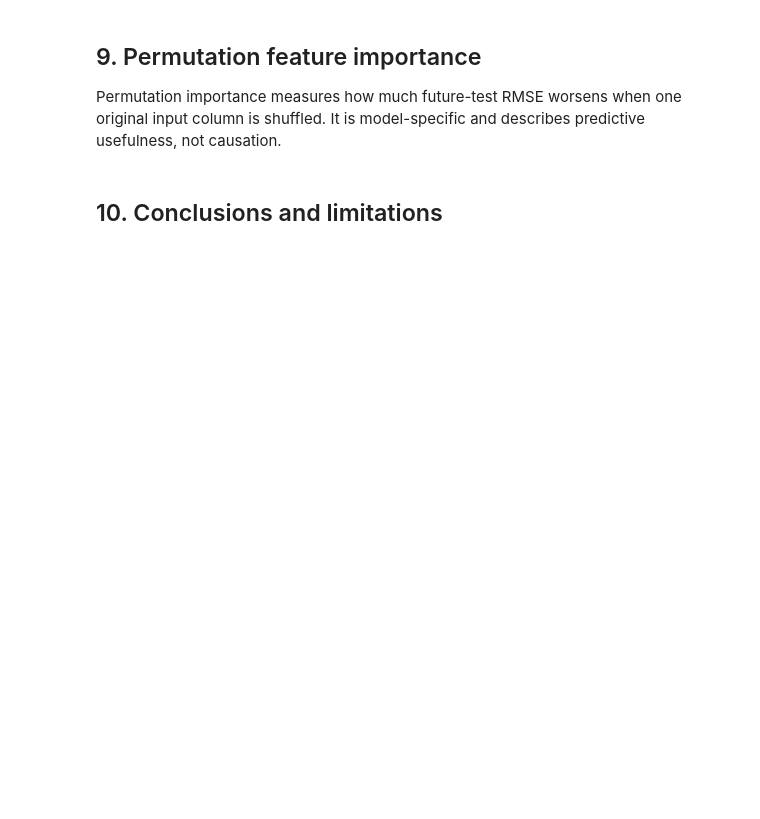
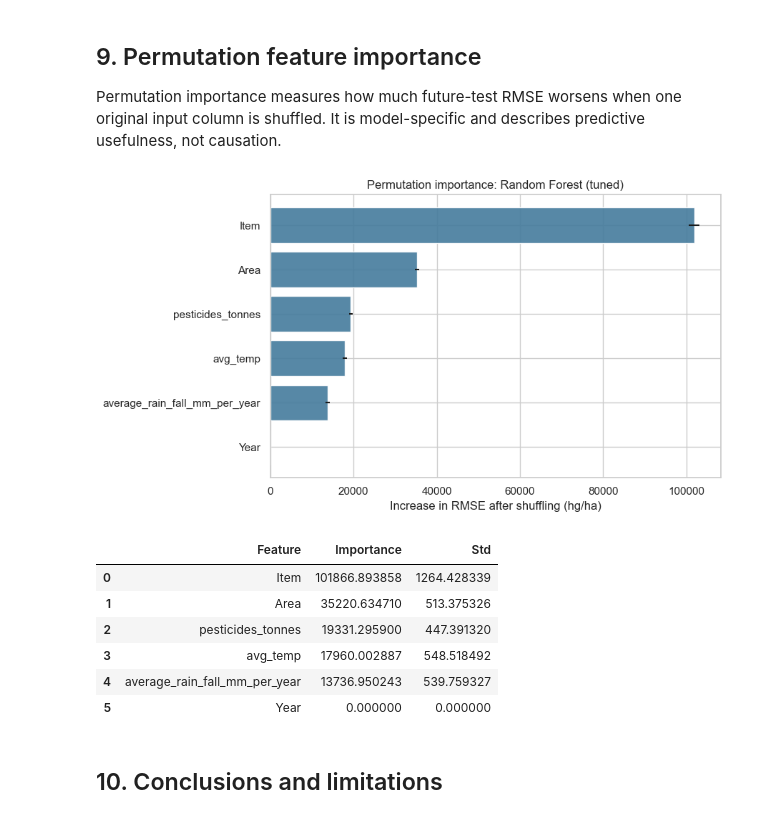
Before and after one commit to Nidhish01/Crop-Yield-Prediction, a Jupyter notebook: Crop_Yield_Prediction.ipynb, the cells around one changed output. Drawn from its saved outputs; the diff is of its cells as text; code cells hidden in the pictures; blank space fills up the shorter version.

```diff
--- a/Crop_Yield_Prediction.ipynb
+++ b/Crop_Yield_Prediction.ipynb
@@ -185,24 +253,24 @@ for train_end, valid_start, valid_end in fold_years:
     valid_idx = np.flatnonzero(X_time_train['Year'].between(valid_start, valid_end).to_numpy())
     assert len(train_idx) and len(valid_idx)
     expanding_year_cv.append((train_idx, valid_idx))
-    print(f'Train through {train_end}: {len(train_idx):>5,} rows | '          f'validate {valid_start}–{valid_end}: {len(valid_idx):>4,} rows')
+    print(f'Train through {train_end}: {len(train_idx):>5,} rows | '
+          f'validate {valid_start}–{valid_end}: {len(valid_idx):>4,} rows')
 
 rf_search_pipeline = make_pipeline(
     RandomForestRegressor(random_state=RANDOM_STATE, n_jobs=1)
 )
-rf_param_grid = [
-    {'model__n_estimators': [20], 'model__max_depth': [None], 'model__min_samples_split': [2]},
-    {'model__n_estimators': [50], 'model__max_depth': [None], 'model__min_samples_split': [5]},
-    {'model__n_estimators': [20], 'model__max_depth': [20],   'model__min_samples_split': [5]},
-    {'model__n_estimators': [50], 'model__max_depth': [20],   'model__min_samples_split': [2]},
-]
+rf_param_grid = {
+    'model__n_estimators': [100, 200],
+    'model__max_depth': [None, 20],
+    'model__min_samples_split': [2, 5],
+}
 
 rf_grid_search = GridSearchCV(
     estimator=rf_search_pipeline,
     param_grid=rf_param_grid,
     scoring='neg_root_mean_squared_error',
     cv=expanding_year_cv,
-    n_jobs=1,  # Reliable inside Jupyter; the compact grid keeps runtime manageable.
+    n_jobs=-1,
     refit=True,
     return_train_score=False,
     error_score='raise',
@@ -224,21 +308,20 @@ display(cv_results.sort_values('rank_test_score').reset_index(drop=True))
 
 MAE is the typical absolute error, RMSE penalizes large errors more strongly, and R² measures explained variation. Lower MAE/RMSE and higher R² are better. Train R² is included to reveal overfitting, especially for a single decision tree.
 # %%
-def get_models():
+def model_factories():
     return {
-        'Linear Regression': LinearRegression(),
-        'Decision Tree': DecisionTreeRegressor(random_state=RANDOM_STATE),
-        'Random Forest (tuned)': RandomForestRegressor(
-            **best_rf_params, random_state=RANDOM_STATE, n_jobs=1
+        'Linear Regression': lambda: LinearRegression(),
+        'Decision Tree': lambda: DecisionTreeRegressor(random_state=RANDOM_STATE),
+        'Random Forest (tuned)': lambda: RandomForestRegressor(
+            **best_rf_params, random_state=RANDOM_STATE, n_jobs=-1
         ),
     }
 
 
 def evaluate_models(split_name, X_train, X_test, y_train, y_test):
     rows, fitted_models, predictions = [], {}, {}
-    # Each call creates fresh model objects, so the two experiments stay independent.
-    for model_name, model in get_models().items():
-        pipeline = make_pipeline(model)
+    for model_name, estimator_factory in model_factories().items():
+        pipeline = make_pipeline(estimator_factory())
         pipeline.fit(X_train, y_train)
         train_prediction = pipeline.predict(X_train)
         test_prediction = pipeline.predict(X_test)
@@ -312,23 +407,32 @@ Permutation importance measures how much future-test RMSE worsens when one origi
 # %%
 importance = permutation_importance(
     best_time_model, X_time_test, y_time_test,
-    scoring='neg_root_mean_squared_error', n_repeats=3,
-    random_state=RANDOM_STATE, n_jobs=1
+    scoring='neg_root_mean_squared_error', n_repeats=5,
+    random_state=RANDOM_STATE, n_jobs=-1
 )
 importance_df = pd.DataFrame({
     'Feature': FEATURES,
     'Importance': importance.importances_mean,
     'Std': importance.importances_std,
 }).sort_values('Importance', ascending=True)
 
 plt.figure(figsize=(9, 5))
 plt.barh(importance_df['Feature'], importance_df['Importance'],
          xerr=importance_df['Std'], color='#457b9d', alpha=0.9)
 plt.xlabel('Increase in RMSE after shuffling (hg/ha)')
 plt.title(f'Permutation importance: {best_time_model_name}')
 plt.tight_layout()
 plt.show()
 display(importance_df.sort_values('Importance', ascending=False).reset_index(drop=True))
+# %% [output]
+[figure, added]
+|  | Feature | Importance | Std |
+| 0 | Item | 101866.893858 | 1264.428339 |
+| 1 | Area | 35220.634710 | 513.375326 |
+| 2 | pesticides_tonnes | 19331.295900 | 447.391320 |
+| 3 | avg_temp | 17960.002887 | 548.518492 |
+| 4 | average_rain_fall_mm_per_year | 13736.950243 | 539.759327 |
+| 5 | Year | 0.000000 | 0.000000 |
 # %% [markdown]
 ## 10. Conclusions and limitations
 # %%
```
Also changed, not shown: parts of 14 cells of this notebook, 2 other files.
